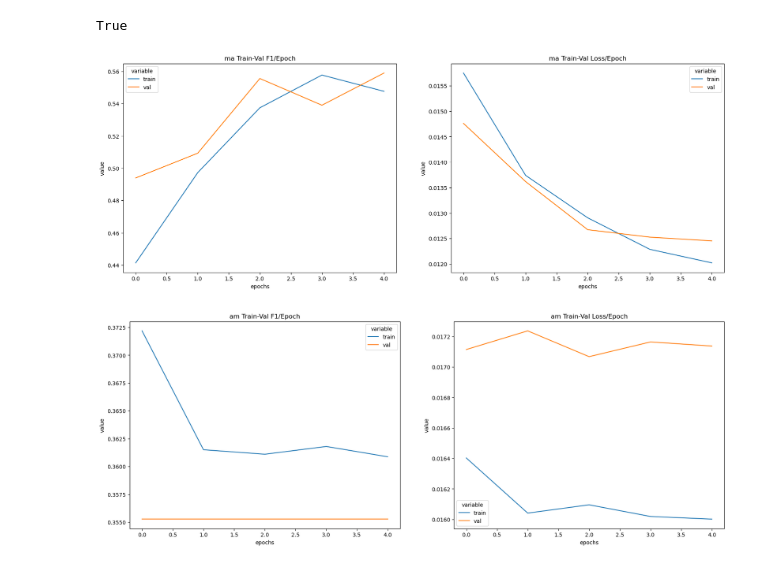
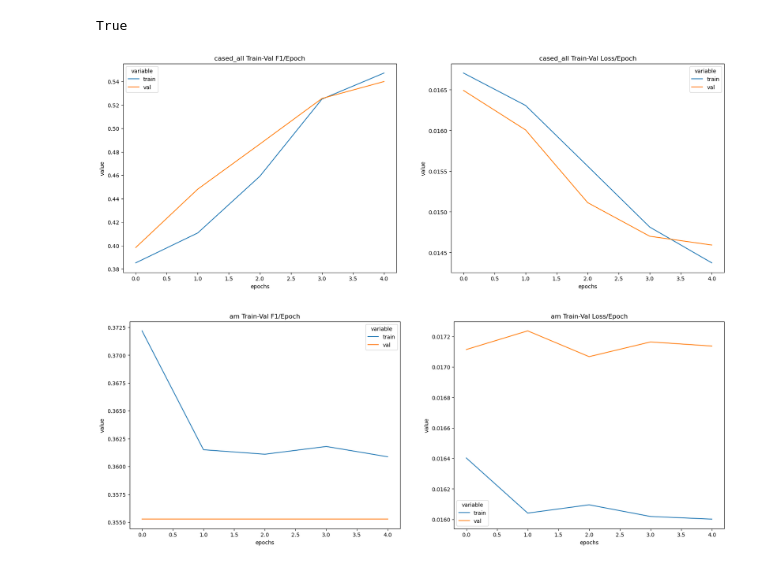
Before and after one commit to chiranthans23/afrisent-semeval-2023, a Jupyter notebook: SubtaskB/eda.ipynb, the cells around one changed output. Saved outputs shown, nothing was run; the diff lists cells and outputs as text; code cells hidden in the pictures.

```diff
--- a/SubtaskB/eda.ipynb
+++ b/SubtaskB/eda.ipynb
@@ -64,13 +64,13 @@ def plot_met_curves(f1_met, loss_met, lang):
 # %%
-with open('./afri_bert/results/f1_met_all.pkl', 'rb') as f:
+with open('./bert_multilingual/f1_met__all.pkl', 'rb') as f:
     f1_met = pickle.load(f)
 
-with open('.//afri_bert/results/loss_met_all.pkl', 'rb') as f:
+with open('./bert_multilingual/loss_met__all.pkl', 'rb') as f:
     loss_met = pickle.load(f)
 
 plot_met_curves(f1_met, loss_met, 'all')
 # %% [output]
-[figure, old version]
+[figure, new version]
 # %%
 
 languages = ['am', 'dz', 'ha', 'ig', 'ma', 'pcm', 'pt', 'sw', 'ts', 'twi', 'yo']
```
Also changed, not shown: parts of 1 cell of this notebook, 6 other files.
